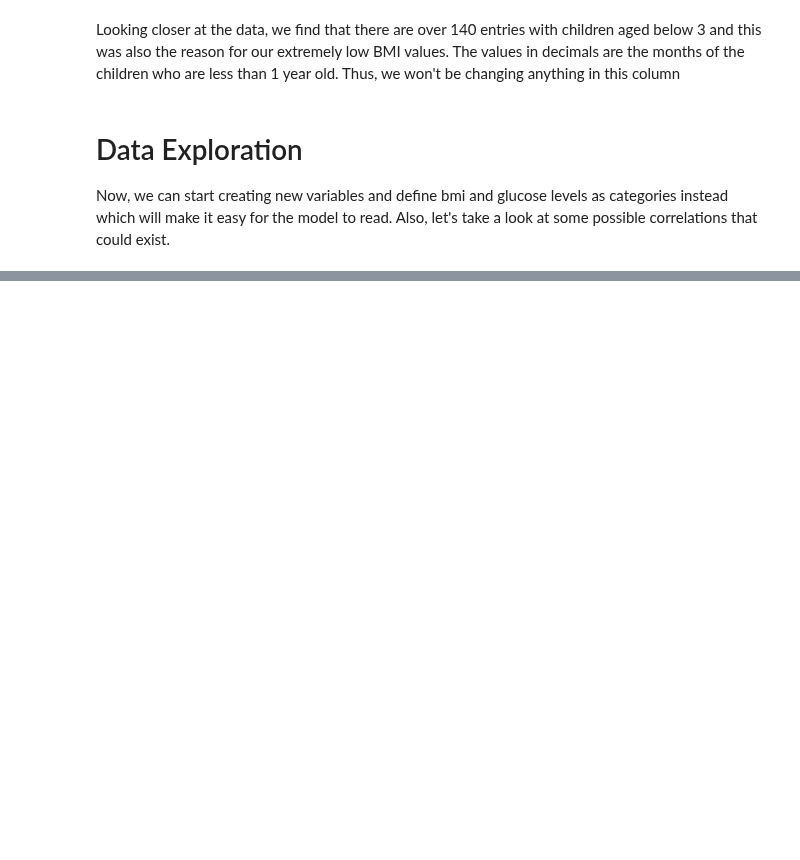
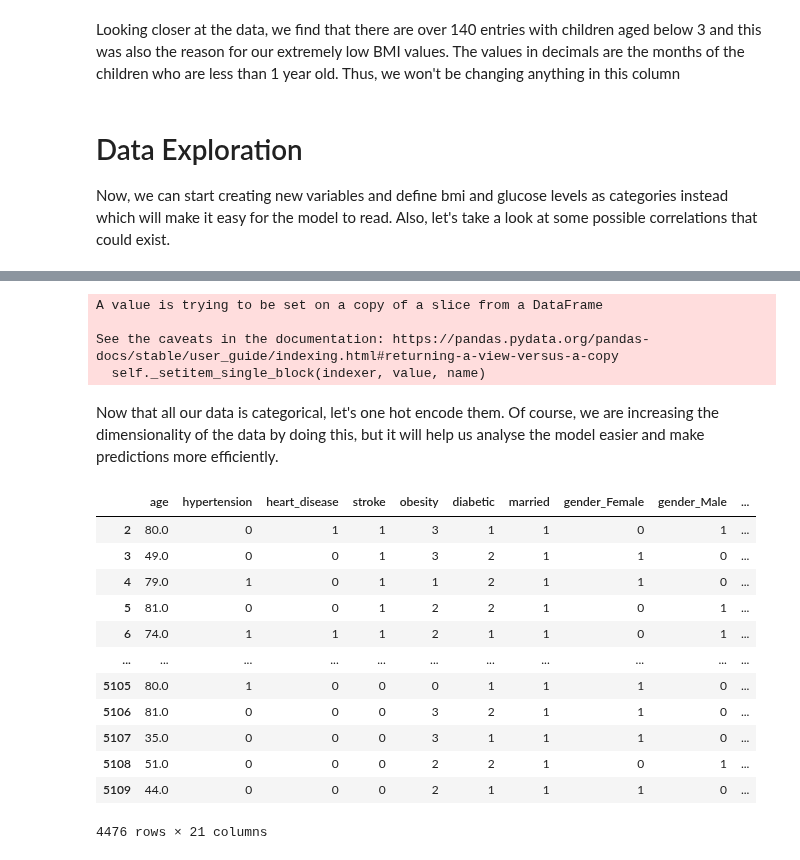
Before and after one commit to Harsh-2420/kaggle, a Jupyter notebook: Stroke Prediction/stroke-analysis.ipynb, the cells around one changed output, grey strips where cells are left out. Saved outputs shown, nothing was run; the diff lists cells and outputs as text; code cells hidden in the pictures; blank space fills up the shorter version.

Commit message:
dummy encoding, data cleaning and exploration

```diff
--- a/Stroke Prediction/stroke-analysis.ipynb
+++ b/Stroke Prediction/stroke-analysis.ipynb
@@ -151,0 +152,44 @@ data.drop(['id'], inplace=True, axis=1)
+# %%
+# Note: The BMI index works as a range in combination with height and weight. Since we don't have these parameters, we will be avergaing the range and applying the BMI value.
+# 0 - Underweight; 1 - Healthy; 2 - Overweight; 3 - Obese
+data['obesity'] = 0
+data['obesity'].loc[ data['bmi'] > 18 ] = 1
+data['obesity'].loc[ data['bmi'] > 25 ] = 2
+data['obesity'].loc[ data['bmi'] > 30 ] = 3
+
+# 0 - Low; 1 - Normal; 2 - Diabetic
+data['diabetic'] = 0
+data['diabetic'].loc[ data['avg_glucose_level'] > 60 ] = 1
+data['diabetic'].loc[ data['avg_glucose_level'] > 125 ] = 2
+
+data['married'] = 0
+data['married'].loc[ data['ever_married'] ==  'Yes' ] = 1
+# %% [output]
+A value is trying to be set on a copy of a slice from a DataFrame
+
+See the caveats in the documentation: https://pandas.pydata.org/pandas-docs/stable/user_guide/indexing.html#returning-a-view-versus-a-copy
+  self._setitem_single_block(indexer, value, name)
+# %% [markdown]
+Now that all our data is categorical, let's one hot encode them. Of course, we are increasing the dimensionality of the data by doing this, but it will help us analyse the model easier and make predictions more efficiently.
+# %%
+data.drop(['bmi'], inplace=True, axis=1)
+data.drop(['avg_glucose_level'], inplace=True, axis=1)
+data.drop(['ever_married'], inplace=True, axis=1)
+# %%
+data_encoded = pd.get_dummies(data)
+# %%
+data_encoded
+# %% [output]
+|  | age | hypertension | heart_disease | stroke | obesity | diabetic | married | gender_Female | gender_Male | ... |
+| 2 | 80.0 | 0 | 1 | 1 | 3 | 1 | 1 | 0 | 1 | ... |
+| 3 | 49.0 | 0 | 0 | 1 | 3 | 2 | 1 | 1 | 0 | ... |
+| 4 | 79.0 | 1 | 0 | 1 | 1 | 2 | 1 | 1 | 0 | ... |
+| 5 | 81.0 | 0 | 0 | 1 | 2 | 2 | 1 | 0 | 1 | ... |
+| 6 | 74.0 | 1 | 1 | 1 | 2 | 1 | 1 | 0 | 1 | ... |
+| ... | ... | ... | ... | ... | ... | ... | ... | ... | ... | ... |
+| 5105 | 80.0 | 1 | 0 | 0 | 0 | 1 | 1 | 1 | 0 | ... |
+| 5106 | 81.0 | 0 | 0 | 0 | 3 | 2 | 1 | 1 | 0 | ... |
+| 5107 | 35.0 | 0 | 0 | 0 | 3 | 1 | 1 | 1 | 0 | ... |
+| 5108 | 51.0 | 0 | 0 | 0 | 2 | 2 | 1 | 0 | 1 | ... |
+| 5109 | 44.0 | 0 | 0 | 0 | 2 | 1 | 1 | 1 | 0 | ... |
+4476 rows × 21 columns
```
Also changed, not shown: parts of 5 cells of this notebook.
